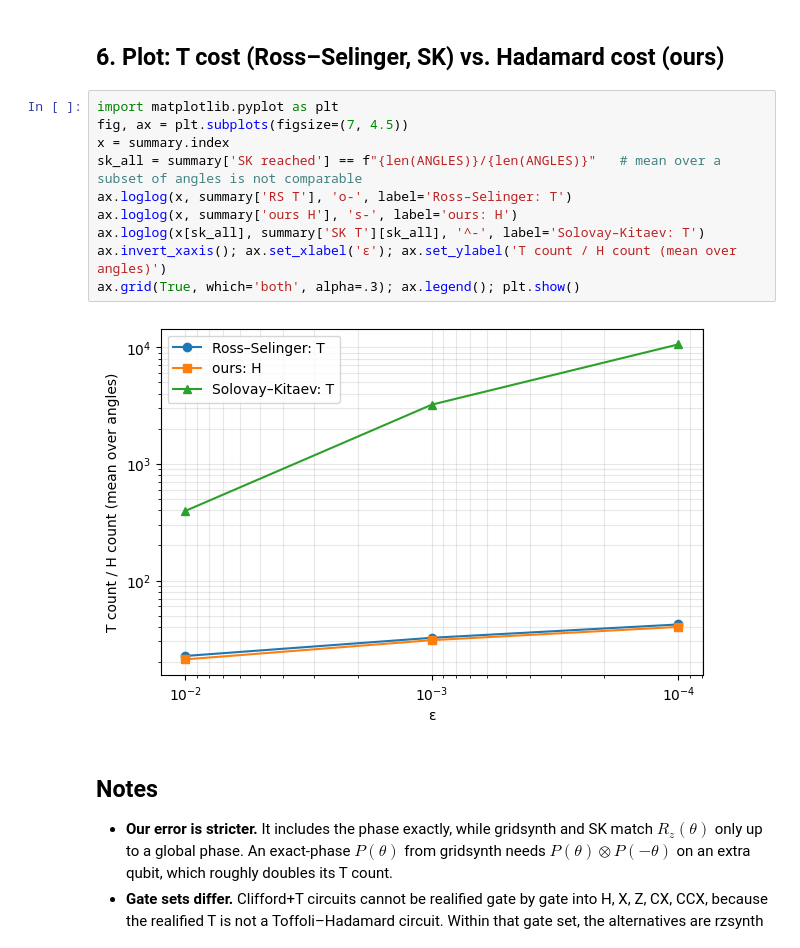
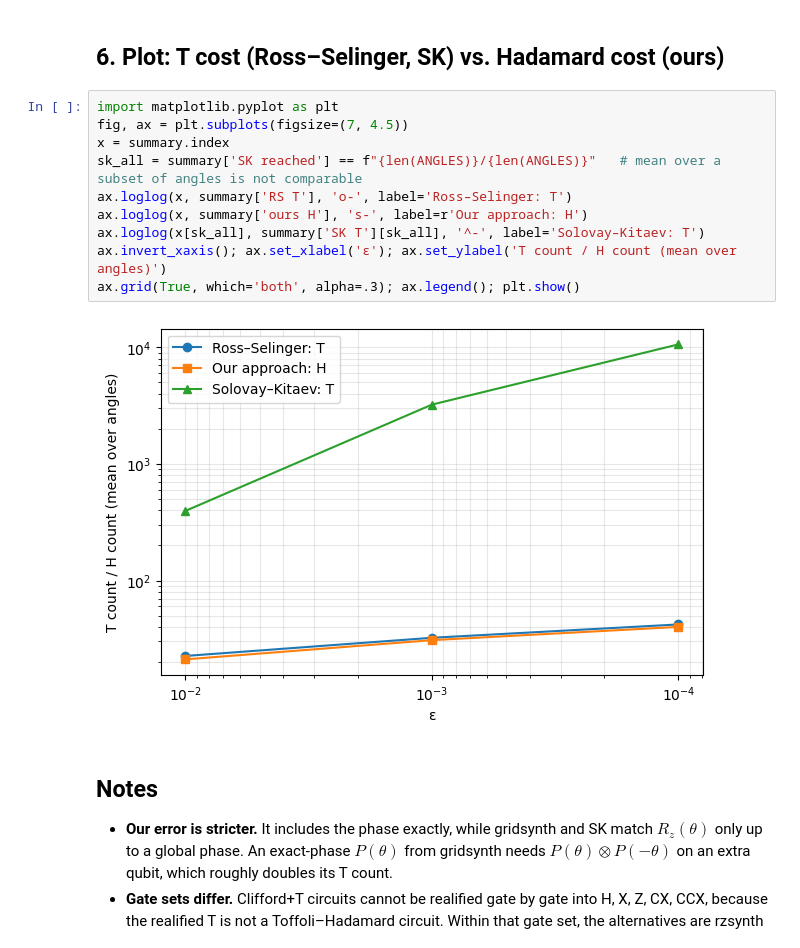
Before and after one commit to RicemanBoy/iqpe, a Jupyter notebook: h+toff synthesis/compare_synthesis.ipynb, the cells around one changed output. Saved outputs shown, nothing was run; the diff lists cells and outputs as text.

```diff
--- a/h+toff synthesis/compare_synthesis.ipynb
+++ b/h+toff synthesis/compare_synthesis.ipynb
@@ -155,15 +155,15 @@ pd.DataFrame({
 # %%
 import matplotlib.pyplot as plt
 fig, ax = plt.subplots(figsize=(7, 4.5))
 x = summary.index
 sk_all = summary['SK reached'] == f"{len(ANGLES)}/{len(ANGLES)}"   # mean over a subset of angles is not comparable
 ax.loglog(x, summary['RS T'], 'o-', label='Ross–Selinger: T')
-ax.loglog(x, summary['ours H'], 's-', label='ours: H')
+ax.loglog(x, summary['ours H'], 's-', label=r'Our approach: H')
 ax.loglog(x[sk_all], summary['SK T'][sk_all], '^-', label='Solovay–Kitaev: T')
 ax.invert_xaxis(); ax.set_xlabel('ε'); ax.set_ylabel('T count / H count (mean over angles)')
 ax.grid(True, which='both', alpha=.3); ax.legend(); plt.show()
 # %% [output]
-[figure, old version]
+[figure, new version]
 # %% [markdown]
 ## Notes
 
```
Also changed, not shown: 3 other files.
